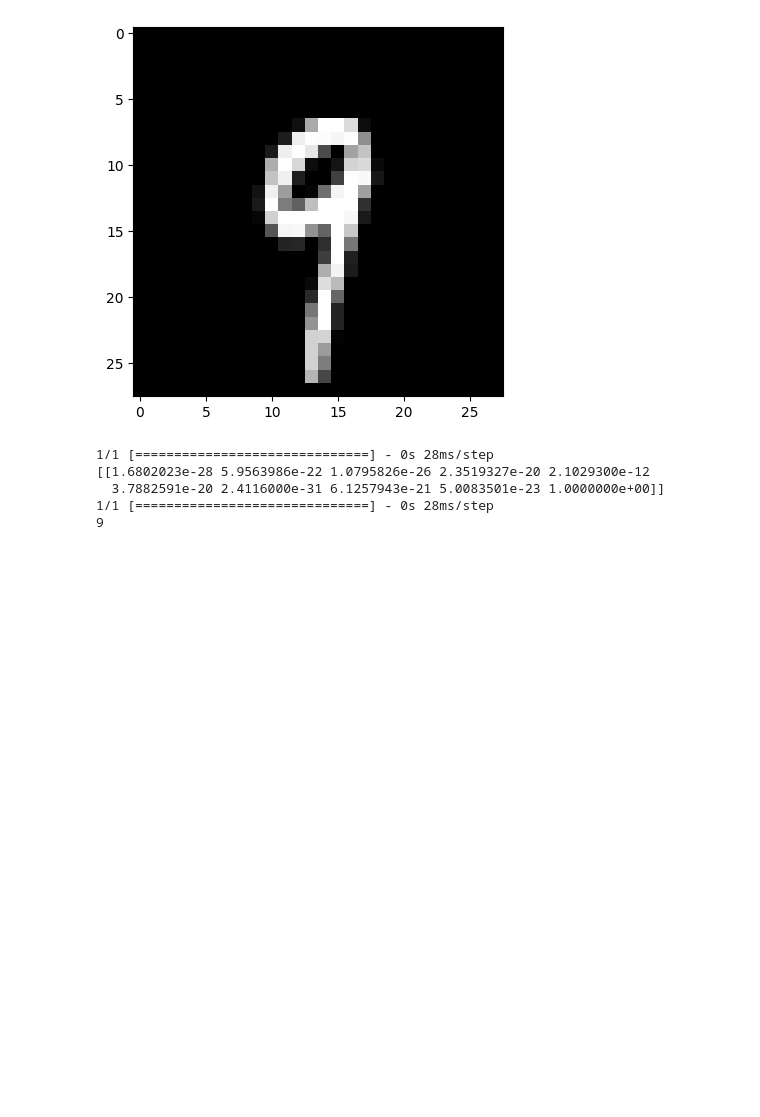
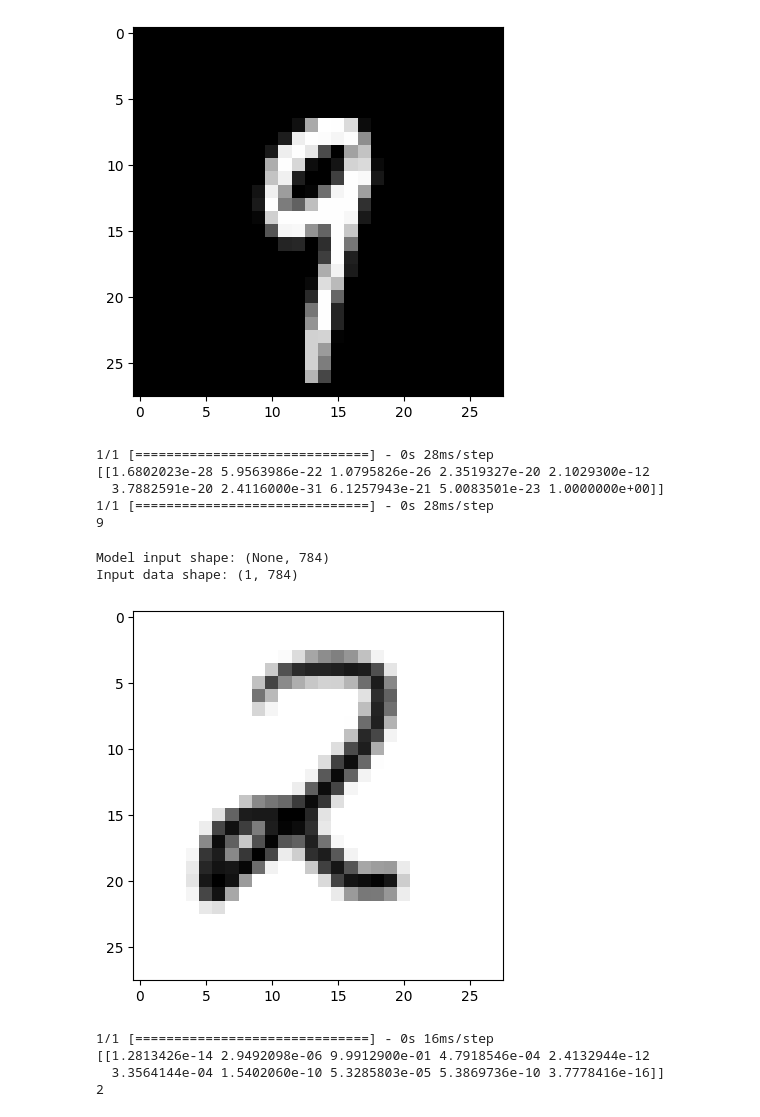
Before and after one commit to thiagohrcosta/ML-Number, a Jupyter notebook: ml_number.ipynb, the cells around one changed output. Saved outputs shown, nothing was run; the diff lists cells and outputs as text; code cells hidden in the pictures; blank space fills up the shorter version.

Commit message:
Generating data with custom images drawn by hand

```diff
--- a/ml_number.ipynb
+++ b/ml_number.ipynb
@@ -248,0 +253,28 @@ print(numpy.argmax(model.predict(x)))
+# %%
+image_path = '/content/img2.png'
+image_to_get_data = Image.open(image_path).convert('L')
+
+image_to_get_data = image_to_get_data.resize((28, 28))
+
+image_to_get_data = np.array(image_to_get_data, dtype='float32') / 255.0
+
+x = image_to_get_data.flatten()  # Flatten the 28x28 image to a 784 vector
+x = np.expand_dims(x, axis=0)  # Add batch dimension
+
+print("Model input shape:", model.input_shape)
+print("Input data shape:", x.shape)
+
+plt.imshow(image_to_get_data, cmap='gray')
+plt.show()
+
+predictions = model.predict(x)
+print(predictions)
+print(np.argmax(predictions))
+# %% [output]
+Model input shape: (None, 784)
+Input data shape: (1, 784)
+[figure, added]
+1/1 [==============================] - 0s 16ms/step
+[[1.2813426e-14 2.9492098e-06 9.9912900e-01 4.7918546e-04 2.4132944e-12
+  3.3564144e-04 1.5402060e-10 5.3285803e-05 5.3869736e-10 3.7778416e-16]]
+2
```
Also changed, not shown: parts of 1 cell of this notebook.
